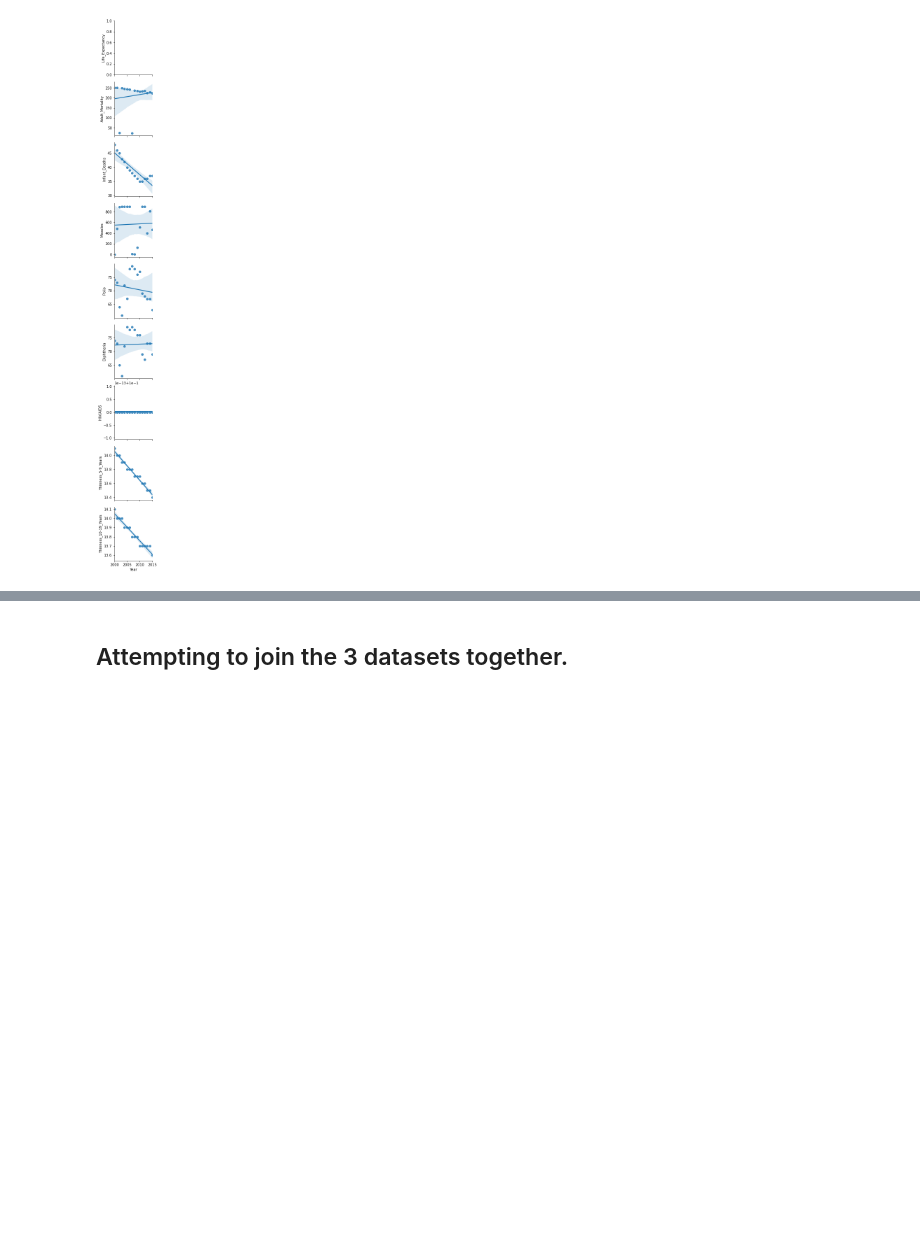
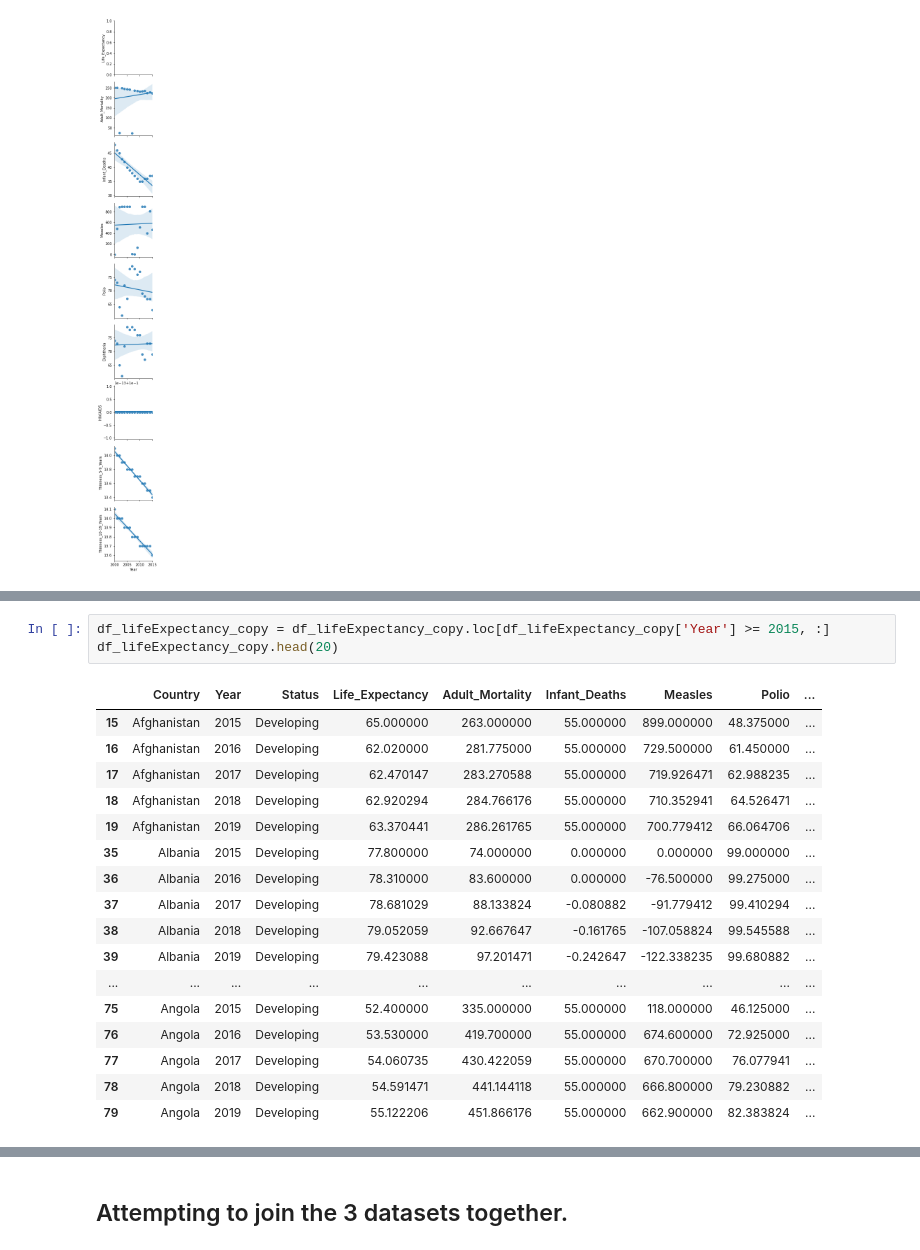
Before and after one commit to gskhaled/data-engineering-project, a Jupyter notebook: project.ipynb, the cells around one changed output, grey strips where cells are left out. Cells and saved outputs as stored; diff of their text form; blank space fills up the shorter version.

```diff
--- a/project.ipynb
+++ b/project.ipynb
@@ -845 +844,22 @@ df_lifeExpectancy_copy2[df_lifeExpectancy_copy2['Country']=="Yemen"]
+# %%
+df_lifeExpectancy_copy = df_lifeExpectancy_copy.loc[df_lifeExpectancy_copy['Year'] >= 2015, :]
+df_lifeExpectancy_copy.head(20)
+# %% [output]
+|  | Country | Year | Status | Life_Expectancy | Adult_Mortality | Infant_Deaths | Measles | Polio | ... |
+| 15 | Afghanistan | 2015 | Developing | 65.000000 | 263.000000 | 55.000000 | 899.000000 | 48.375000 | ... |
+| 16 | Afghanistan | 2016 | Developing | 62.020000 | 281.775000 | 55.000000 | 729.500000 | 61.450000 | ... |
+| 17 | Afghanistan | 2017 | Developing | 62.470147 | 283.270588 | 55.000000 | 719.926471 | 62.988235 | ... |
+| 18 | Afghanistan | 2018 | Developing | 62.920294 | 284.766176 | 55.000000 | 710.352941 | 64.526471 | ... |
+| 19 | Afghanistan | 2019 | Developing | 63.370441 | 286.261765 | 55.000000 | 700.779412 | 66.064706 | ... |
+| 35 | Albania | 2015 | Developing | 77.800000 | 74.000000 | 0.000000 | 0.000000 | 99.000000 | ... |
+| 36 | Albania | 2016 | Developing | 78.310000 | 83.600000 | 0.000000 | -76.500000 | 99.275000 | ... |
+| 37 | Albania | 2017 | Developing | 78.681029 | 88.133824 | -0.080882 | -91.779412 | 99.410294 | ... |
+| 38 | Albania | 2018 | Developing | 79.052059 | 92.667647 | -0.161765 | -107.058824 | 99.545588 | ... |
+| 39 | Albania | 2019 | Developing | 79.423088 | 97.201471 | -0.242647 | -122.338235 | 99.680882 | ... |
+| ... | ... | ... | ... | ... | ... | ... | ... | ... | ... |
+| 75 | Angola | 2015 | Developing | 52.400000 | 335.000000 | 55.000000 | 118.000000 | 46.125000 | ... |
+| 76 | Angola | 2016 | Developing | 53.530000 | 419.700000 | 55.000000 | 674.600000 | 72.925000 | ... |
+| 77 | Angola | 2017 | Developing | 54.060735 | 430.422059 | 55.000000 | 670.700000 | 76.077941 | ... |
+| 78 | Angola | 2018 | Developing | 54.591471 | 441.144118 | 55.000000 | 666.800000 | 79.230882 | ... |
+| 79 | Angola | 2019 | Developing | 55.122206 | 451.866176 | 55.000000 | 662.900000 | 82.383824 | ... |
 # %% [markdown]
```
Also changed, not shown: parts of 17 cells of this notebook.
